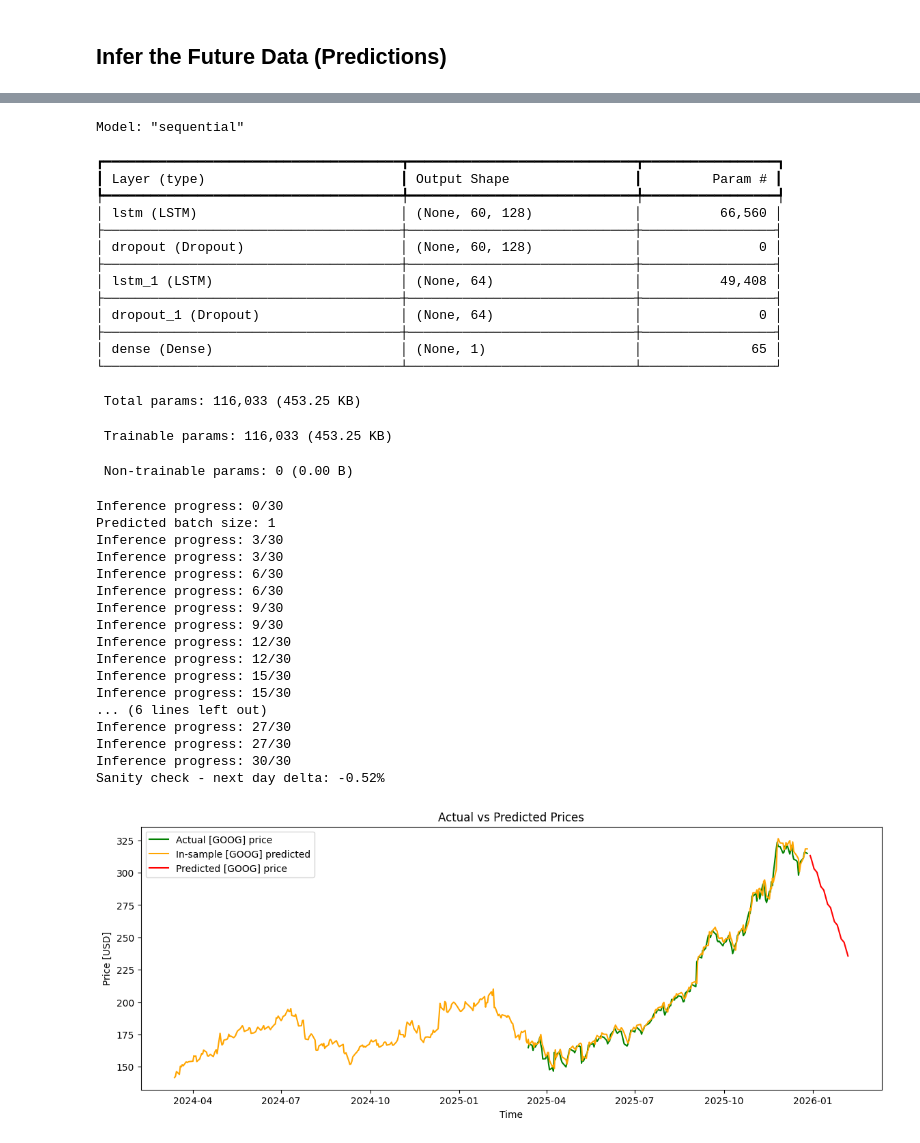
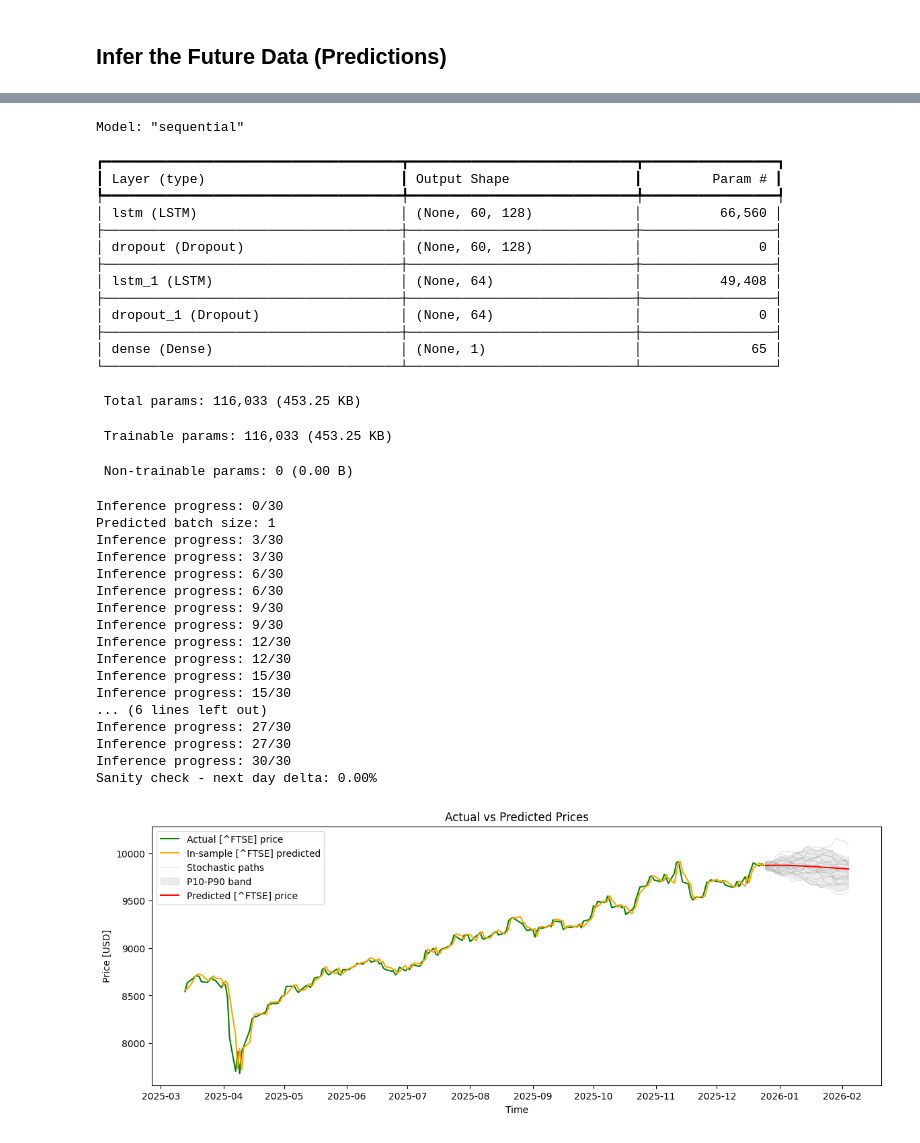
Before and after one commit to JordiCorbilla/stock-prediction-deep-neural-learning, a Jupyter notebook: stock_prediction_lstm.ipynb, the cells around one changed output, grey strips where cells are left out. Saved outputs shown, nothing was run; the diff lists cells and outputs as text; code cells hidden in the pictures.

```diff
--- a/stock_prediction_lstm.ipynb
+++ b/stock_prediction_lstm.ipynb
@@ -50,7 +50,7 @@ from pandas.tseries.offsets import BDay
 
 os.environ["PATH"] += os.pathsep + 'C:/Program Files (x86)/Graphviz2.38/bin/'
 # %%
-STOCK_TICKER = "GOOG"
+STOCK_TICKER = "^FTSE"
 STOCK_START_DATE = pd.to_datetime('2017-01-01')
 end_date = datetime.today()
 duration = end_date - STOCK_START_DATE
@@ -149,6 +151,11 @@ DIRECTION_THRESHOLD = 0.55
 MAG_CLIP_PCT = 90
 
 BLEND_ALPHA = 0.6
+
+STOCHASTIC_PATHS = 50
+STOCHASTIC_SEED = 42
+STOCHASTIC_SIGMA_MULT = 0.6
+STOCHASTIC_LOOKBACK = 120
 
 from stock_prediction_deep_learning_inference import InferenceRunner
 FORECAST_DAYS = 30
@@ -176,6 +183,10 @@ runner = InferenceRunner(
     blend_alpha=BLEND_ALPHA,
     direction_threshold=DIRECTION_THRESHOLD,
     mag_clip_pct=MAG_CLIP_PCT,
+    stochastic_paths=STOCHASTIC_PATHS,
+    stochastic_seed=STOCHASTIC_SEED,
+    stochastic_sigma_mult=STOCHASTIC_SIGMA_MULT,
+    stochastic_lookback=STOCHASTIC_LOOKBACK,
 )
 runner.run()
 # %% [output]
@@ -190,32 +201,32 @@ Model: "sequential"
 ┡━━━━━━━━━━━━━━━━━━━━━━━━━━━━━━━━━━━━━━╇━━━━━━━━━━━━━━━━━━━━━━━━━━━━━╇━━━━━━━━━━━━━━━━━┩
 │ lstm (LSTM)                          │ (None, 60, 128)             │          66,560 │
 ├──────────────────────────────────────┼─────────────────────────────┼─────────────────┤
 │ dropout (Dropout)                    │ (None, 60, 128)             │               0 │
 ├──────────────────────────────────────┼─────────────────────────────┼─────────────────┤
 │ lstm_1 (LSTM)                        │ (None, 64)                  │          49,408 │
 ├──────────────────────────────────────┼─────────────────────────────┼─────────────────┤
 │ dropout_1 (Dropout)                  │ (None, 64)                  │               0 │
 ├──────────────────────────────────────┼─────────────────────────────┼─────────────────┤
 │ dense (Dense)                        │ (None, 1)                   │              65 │
 └──────────────────────────────────────┴─────────────────────────────┴─────────────────┘
  Total params: 116,033 (453.25 KB)
  Trainable params: 116,033 (453.25 KB)
  Non-trainable params: 0 (0.00 B)
 Inference progress: 0/30
 Predicted batch size: 1
 Inference progress: 3/30
 Inference progress: 3/30
 Inference progress: 6/30
 Inference progress: 6/30
 Inference progress: 9/30
 Inference progress: 9/30
 Inference progress: 12/30
 Inference progress: 12/30
 Inference progress: 15/30
 Inference progress: 15/30
 ... (6 lines left out)
 Inference progress: 27/30
 Inference progress: 27/30
 Inference progress: 30/30
-Sanity check - next day delta: -0.52%
+Sanity check - next day delta: 0.00%
-[figure, old version]
+[figure, new version]
```
Also changed, not shown: parts of 3 cells of this notebook, 15 other files.
